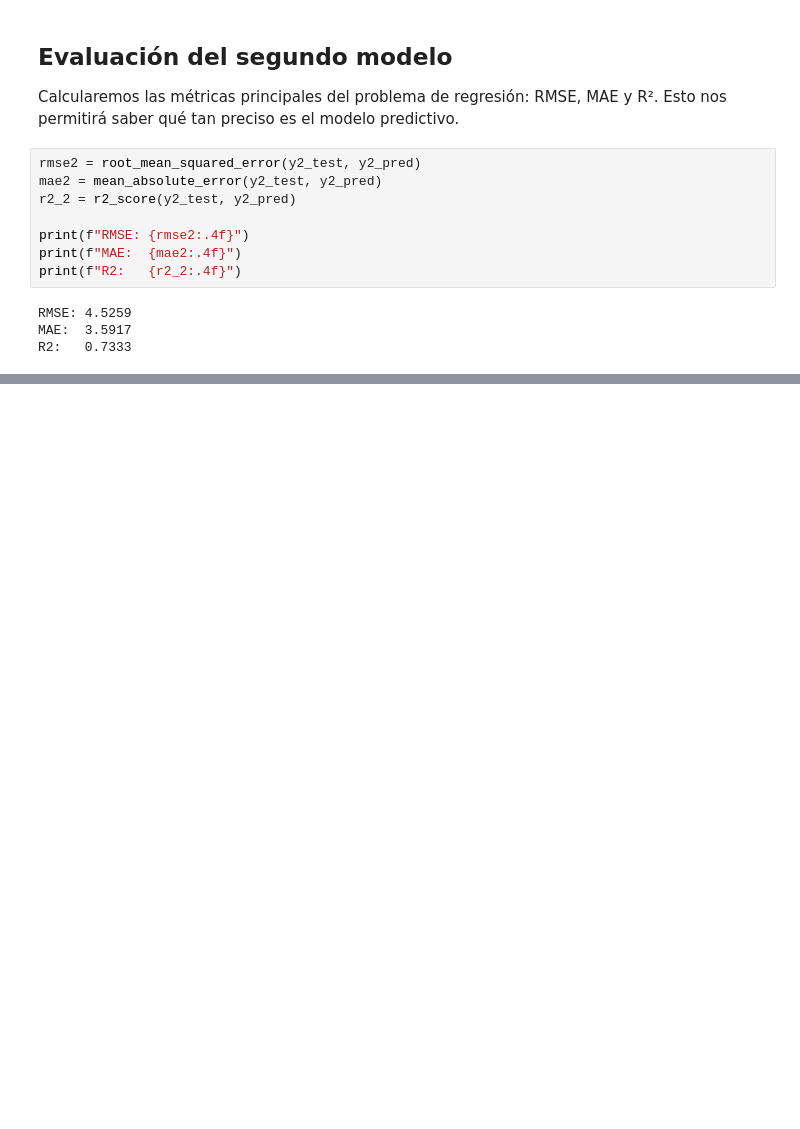
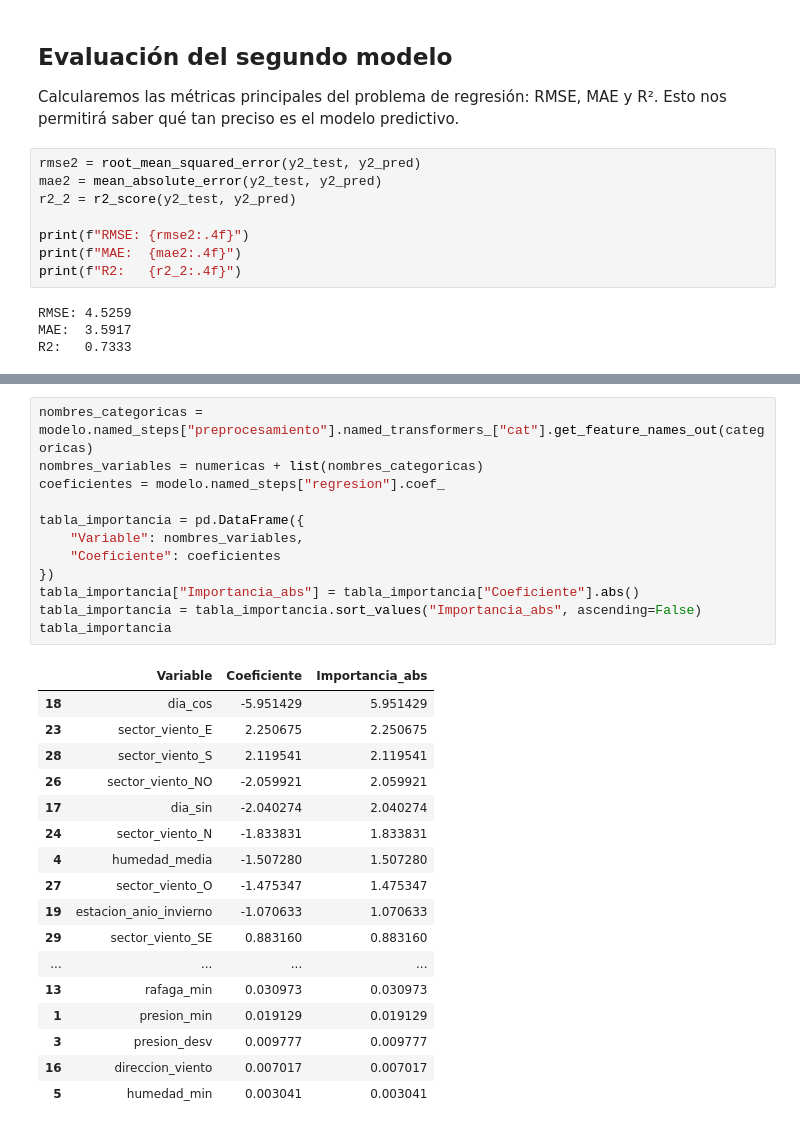
Before and after one commit to SebastianVO15/Laboratorio-1-G11-Aprendizaje-de-maquina, a Jupyter notebook: Laboratorio1_G11.ipynb, the cells around one changed output, grey strips where cells are left out. Drawn from its saved outputs; the diff is of its cells as text; blank space fills up the shorter version.

```diff
--- a/Laboratorio1_G11.ipynb
+++ b/Laboratorio1_G11.ipynb
@@ -809,0 +820,30 @@ NameError: name 'columnas_redundantes' is not defined
+# %%
+nombres_categoricas = modelo.named_steps["preprocesamiento"].named_transformers_["cat"].get_feature_names_out(categoricas)
+nombres_variables = numericas + list(nombres_categoricas)
+coeficientes = modelo.named_steps["regresion"].coef_
+
+tabla_importancia = pd.DataFrame({
+    "Variable": nombres_variables,
+    "Coeficiente": coeficientes
+})
+tabla_importancia["Importancia_abs"] = tabla_importancia["Coeficiente"].abs()
+tabla_importancia = tabla_importancia.sort_values("Importancia_abs", ascending=False)
+tabla_importancia
+# %% [output]
+|  | Variable | Coeficiente | Importancia_abs |
+| 18 | dia_cos | -5.951429 | 5.951429 |
+| 23 | sector_viento_E | 2.250675 | 2.250675 |
+| 28 | sector_viento_S | 2.119541 | 2.119541 |
+| 26 | sector_viento_NO | -2.059921 | 2.059921 |
+| 17 | dia_sin | -2.040274 | 2.040274 |
+| 24 | sector_viento_N | -1.833831 | 1.833831 |
+| 4 | humedad_media | -1.507280 | 1.507280 |
+| 27 | sector_viento_O | -1.475347 | 1.475347 |
+| 19 | estacion_anio_invierno | -1.070633 | 1.070633 |
+| 29 | sector_viento_SE | 0.883160 | 0.883160 |
+| ... | ... | ... | ... |
+| 13 | rafaga_min | 0.030973 | 0.030973 |
+| 1 | presion_min | 0.019129 | 0.019129 |
+| 3 | presion_desv | 0.009777 | 0.009777 |
+| 16 | direccion_viento | 0.007017 | 0.007017 |
+| 5 | humedad_min | 0.003041 | 0.003041 |
```
Also changed, not shown: parts of 4 cells of this notebook.
